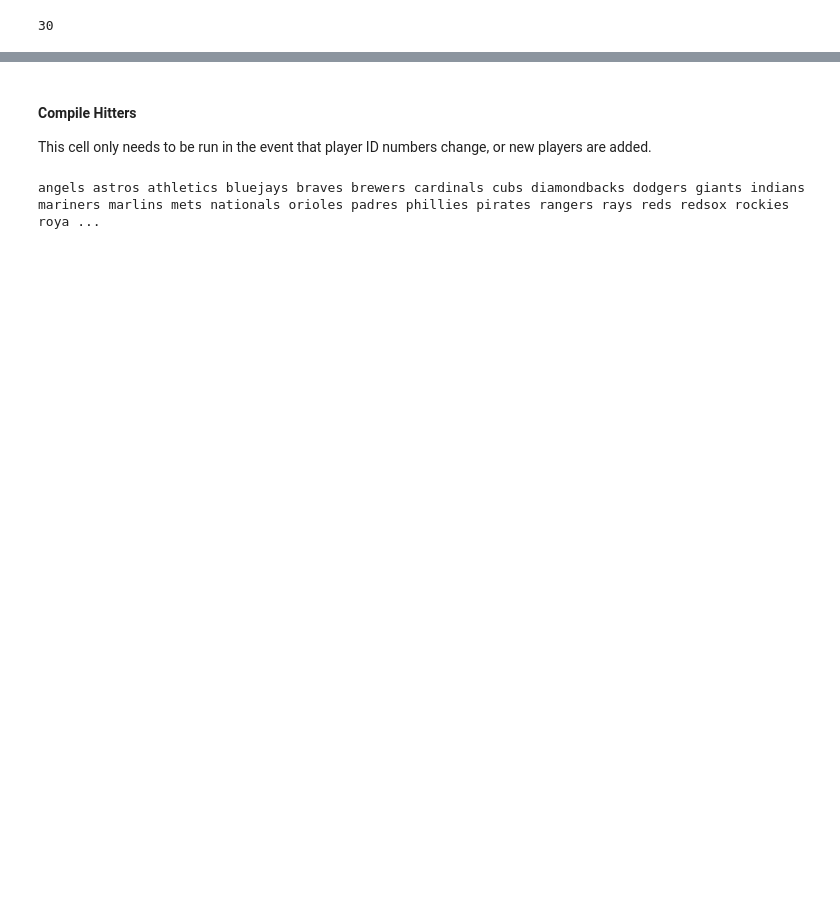
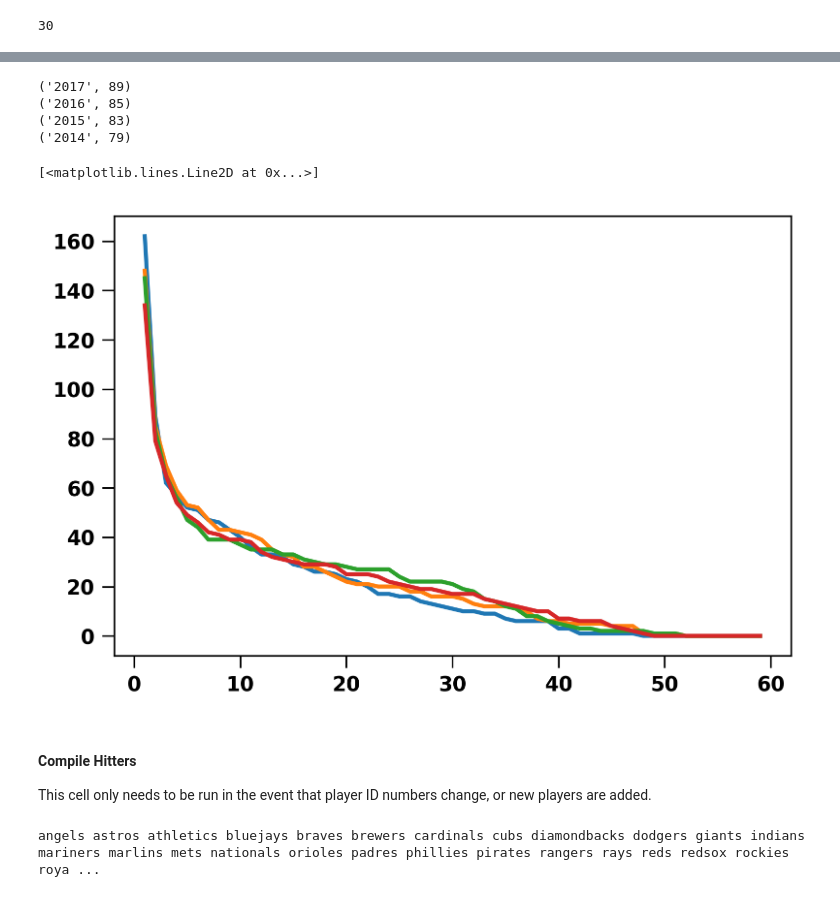
Before and after one commit to fantasy-toolz/2017-MLB-Analysis, a Jupyter notebook: league_notebooks/30-Fantasy-MVP-Batting.ipynb, the cells around one changed output, grey strips where cells are left out. Saved outputs shown, nothing was run; the diff lists cells and outputs as text; code cells hidden in the pictures; blank space fills up the shorter version.

```diff
--- a/league_notebooks/30-Fantasy-MVP-Batting.ipynb
+++ b/league_notebooks/30-Fantasy-MVP-Batting.ipynb
@@ -54,3 +115,59 @@ print len(teams)
+# %%
+
+nsaves = np.arange(1,60,1)
+
+PDict = scrape_saves(year='2017')
+print('2017',len(np.where(np.array(PDict.values()) > 1.)[0]))
+
+
+
+nplayers = np.zeros_like(nsaves)
+
+for indx,n in enumerate(nsaves):
+    nplayers[indx] = len(np.where(np.array(PDict.values())[:,0] >= n)[0])
+
+plt.plot(nsaves,nplayers)
+
+PDict = scrape_saves(year='2016')
+print('2016',len(np.where(np.array(PDict.values()) > 1.)[0]))
+
+
+
+nplayers = np.zeros_like(nsaves)
+
+for indx,n in enumerate(nsaves):
+    nplayers[indx] = len(np.where(np.array(PDict.values()) >= n)[0])
+
+plt.plot(nsaves,nplayers)
+
+
+PDict = scrape_saves(year='2015')
+print('2015',len(np.where(np.array(PDict.values()) > 1.)[0]))
+
+nplayers = np.zeros_like(nsaves)
+
+for indx,n in enumerate(nsaves):
+    nplayers[indx] = len(np.where(np.array(PDict.values()) >= n)[0])
+
+plt.plot(nsaves,nplayers)
+
+
+PDict = scrape_saves(year='2014')
+print('2014',len(np.where(np.array(PDict.values()) > 1.)[0]))
+
+nplayers = np.zeros_like(nsaves)
+
+for indx,n in enumerate(nsaves):
+    nplayers[indx] = len(np.where(np.array(PDict.values()) >= n)[0])
+
+plt.plot(nsaves,nplayers)
+# %% [output]
+('2017', 89)
+('2016', 85)
+('2015', 83)
+('2014', 79)
+[<matplotlib.lines.Line2D at 0x...>]
+[figure, added]
 # %% [markdown]
 #### Compile Hitters
 
```
Also changed, not shown: parts of 5 cells of this notebook, 38 other files.
